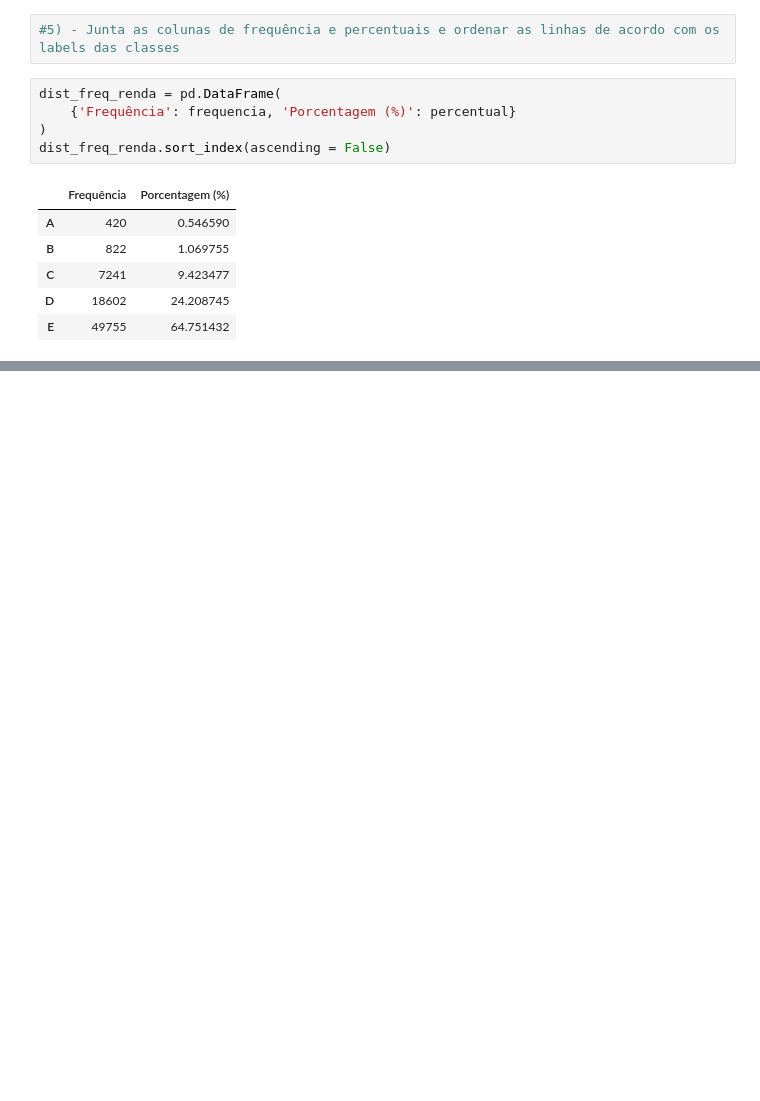
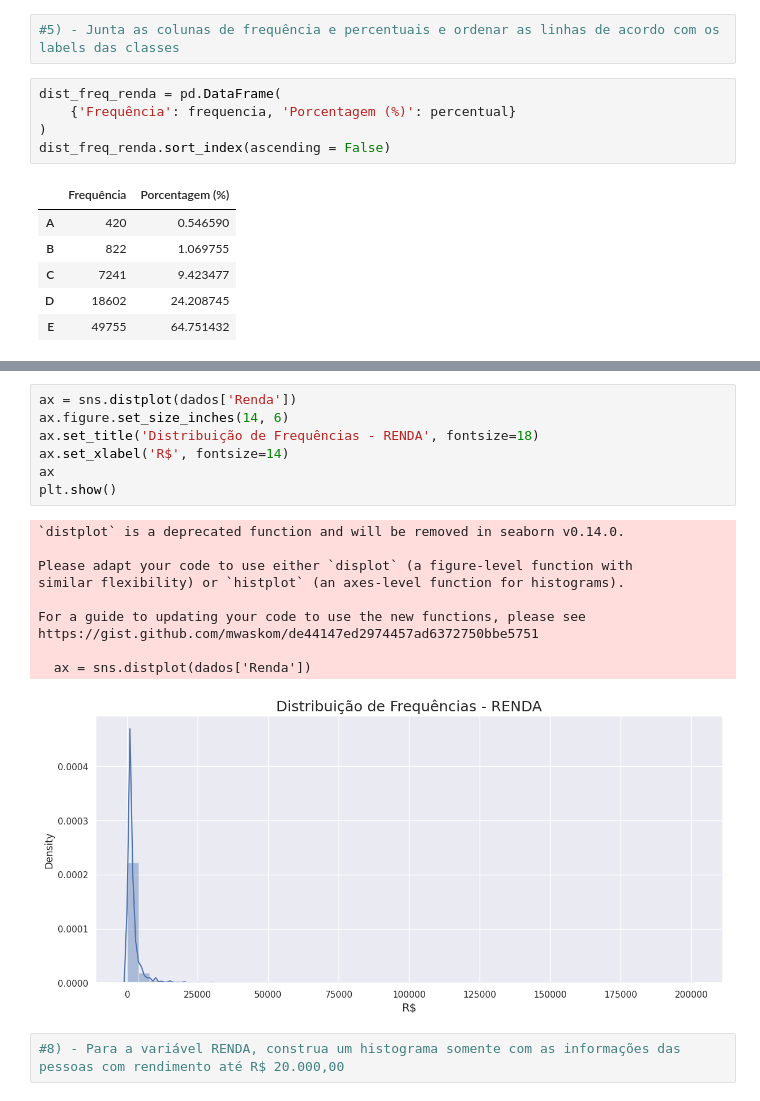
Before and after one commit to Gcango/Analise_Descritiva_PNAD_2015, a Jupyter notebook: Analise_Descritiva_dados_PNAD_2015.ipynb, the cells around one changed output, grey strips where cells are left out. Drawn from its saved outputs; the diff is of its cells as text; blank space fills up the shorter version.

```diff
--- a/Analise_Descritiva_dados_PNAD_2015.ipynb
+++ b/Analise_Descritiva_dados_PNAD_2015.ipynb
@@ -159,0 +173,20 @@ dist_freq_renda['Frequência'].plot.bar(width = 1, color = 'blue', alpha = 0.2,
+# %%
+ax = sns.distplot(dados['Renda'])
+ax.figure.set_size_inches(14, 6)
+ax.set_title('Distribuição de Frequências - RENDA', fontsize=18)
+ax.set_xlabel('R$', fontsize=14)
+ax
+plt.show()
+# %% [output]
+`distplot` is a deprecated function and will be removed in seaborn v0.14.0.
+
+Please adapt your code to use either `displot` (a figure-level function with
+similar flexibility) or `histplot` (an axes-level function for histograms).
+
+For a guide to updating your code to use the new functions, please see
+https://gist.github.com/mwaskom/de44147ed2974457ad6372750bbe5751
+
+  ax = sns.distplot(dados['Renda'])
+[figure, added]
+# %%
+#8) - Para a variável RENDA, construa um histograma somente com as informações das pessoas com rendimento até R$ 20.000,00
```
Also changed, not shown: parts of 17 cells of this notebook.
